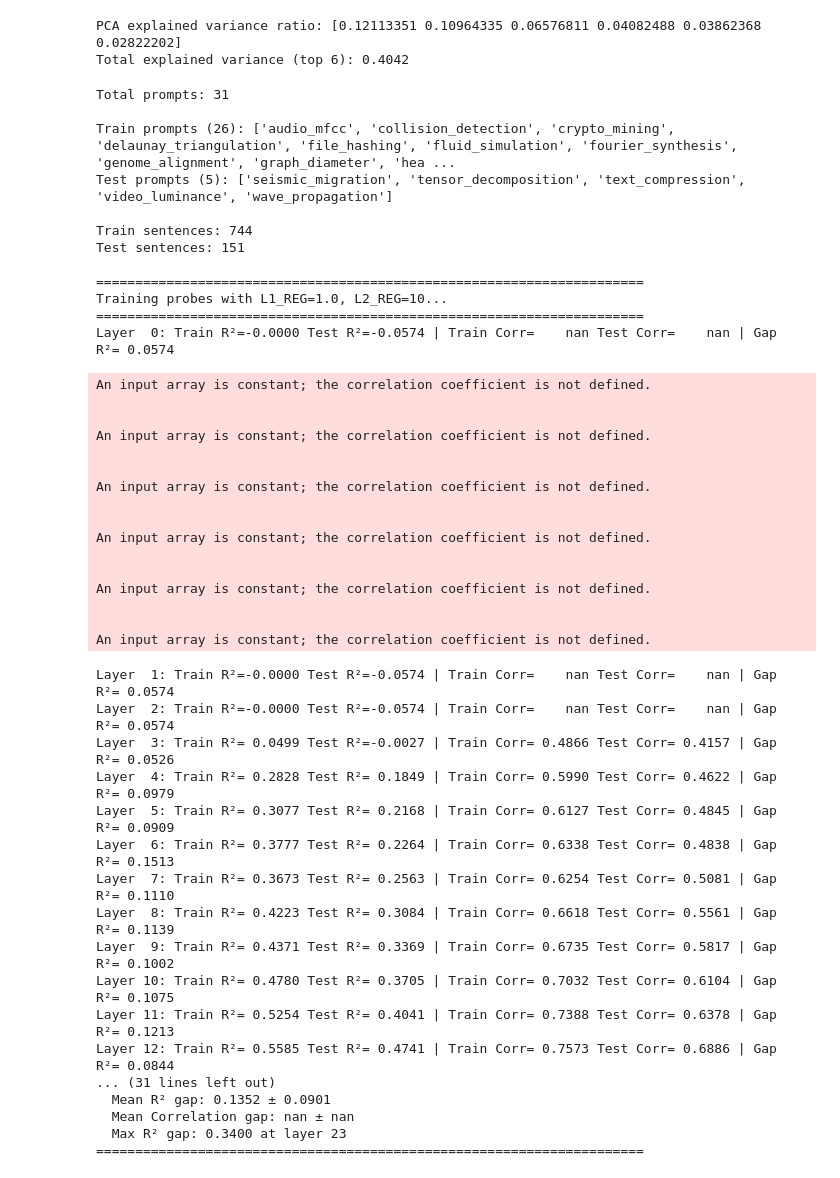
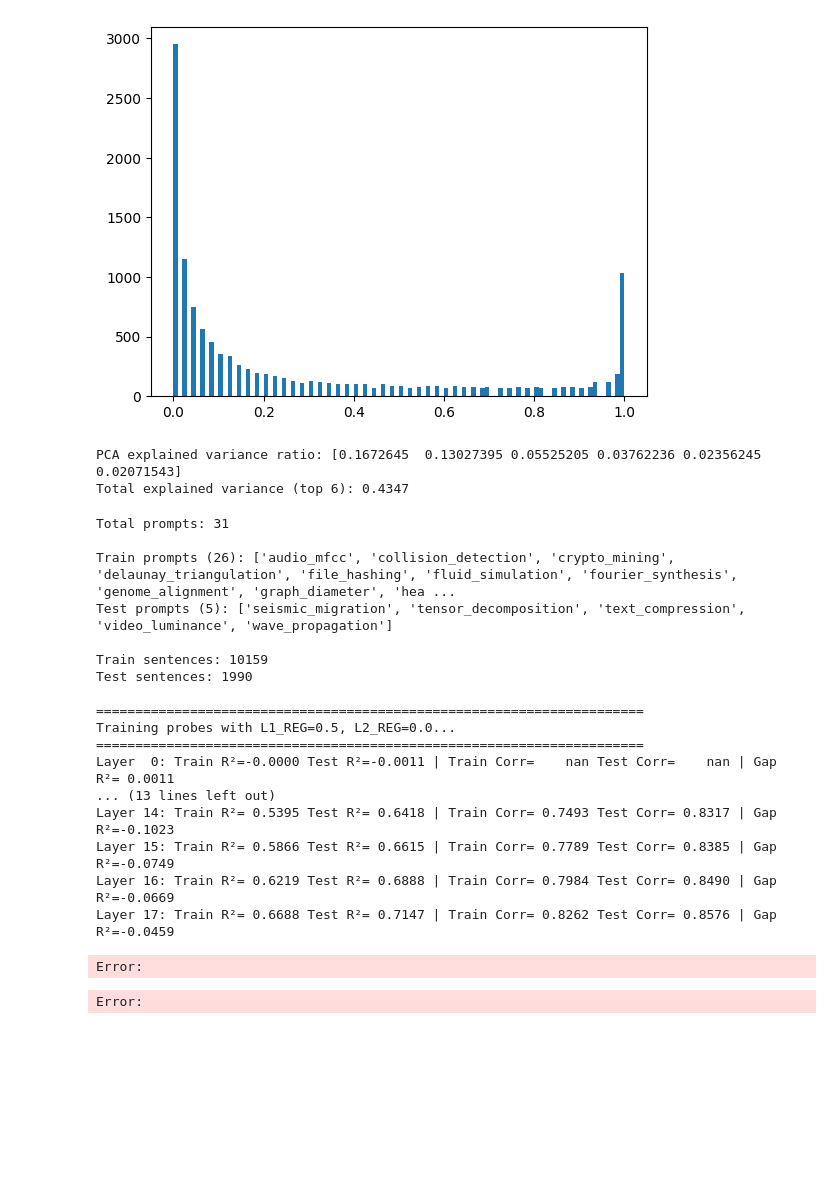
Before and after one commit to jrh-mann/counterfactual_probing, a Jupyter notebook: main.ipynb, the cells around one changed output. Drawn from its saved outputs; the diff is of its cells as text; code cells hidden in the pictures; blank space fills up the shorter version.

```diff
--- a/main.ipynb
+++ b/main.ipynb
@@ -41,8 +108,13 @@ Labels shape: (895,)
+# %%
+plt.hist(labels, bins=100)
+plt.show()
+# %% [output]
+[figure, added]
 # %%
 # Perform PCA to 6D to get top 6 dimensions
 pca = PCA(n_components=6)
 # Using layer 20 (or specify a different layer)
-layer_idx = 12
+layer_idx = 18
 activations_pca = pca.fit_transform(activations[:, layer_idx, :])
 
 print(f"PCA explained variance ratio: {pca.explained_variance_ratio_}")
@@ -134,8 +206,8 @@ fig.update_layout(
 
 fig.show()
 # %% [output]
-PCA explained variance ratio: [0.12113351 0.10964335 0.06576811 0.04082488 0.03862368 0.02822202]
-Total explained variance (top 6): 0.4042
+PCA explained variance ratio: [0.1672645  0.13027395 0.05525205 0.03762236 0.02356245 0.02071543]
+Total explained variance (top 6): 0.4347
 # %%
 import numpy as np
 from sklearn.linear_model import Ridge, Lasso, ElasticNet
@@ -148,8 +220,8 @@ import seaborn as sns
 import matplotlib.pyplot as plt
 
 # Regularization parameters (set to 0 for no regularization)
-L1_REG = 1.0  # L1 regularization strength (alpha for Lasso/ElasticNet)
-L2_REG = 10  # L2 regularization strength (alpha for Ridge/ElasticNet)
+L1_REG = 0.5  # L1 regularization strength (alpha for Lasso/ElasticNet)
+L2_REG = 0.0  # L2 regularization strength (alpha for Ridge/ElasticNet)
 
 # If both L1 and L2 are non-zero, use ElasticNet
 # If only L1 is non-zero, use Lasso
@@ -394,43 +466,17 @@ Total prompts: 31
 Train prompts (26): ['audio_mfcc', 'collision_detection', 'crypto_mining', 'delaunay_triangulation', 'file_hashing', 'fluid_simulation', 'fourier_synthesis', 'genome_alignment', 'graph_diameter', 'hea ...
 Test prompts (5): ['seismic_migration', 'tensor_decomposition', 'text_compression', 'video_luminance', 'wave_propagation']
 
-Train sentences: 744
-Test sentences: 151
+Train sentences: 10159
+Test sentences: 1990
 
 ======================================================================
-Training probes with L1_REG=1.0, L2_REG=10...
+Training probes with L1_REG=0.5, L2_REG=0.0...
 ======================================================================
-Layer  0: Train R²=-0.0000 Test R²=-0.0574 | Train Corr=    nan Test Corr=    nan | Gap R²= 0.0574
+Layer  0: Train R²=-0.0000 Test R²=-0.0011 | Train Corr=    nan Test Corr=    nan | Gap R²= 0.0011
+... (13 lines left out)
+Layer 14: Train R²= 0.5395 Test R²= 0.6418 | Train Corr= 0.7493 Test Corr= 0.8317 | Gap R²=-0.1023
+Layer 15: Train R²= 0.5866 Test R²= 0.6615 | Train Corr= 0.7789 Test Corr= 0.8385 | Gap R²=-0.0749
+Layer 16: Train R²= 0.6219 Test R²= 0.6888 | Train Corr= 0.7984 Test Corr= 0.8490 | Gap R²=-0.0669
+Layer 17: Train R²= 0.6688 Test R²= 0.7147 | Train Corr= 0.8262 Test Corr= 0.8576 | Gap R²=-0.0459
-An input array is constant; the correlation coefficient is not defined.
-
-
-An input array is constant; the correlation coefficient is not defined.
-
-
-An input array is constant; the correlation coefficient is not defined.
-
-
-An input array is constant; the correlation coefficient is not defined.
-
-
-An input array is constant; the correlation coefficient is not defined.
-
-
-An input array is constant; the correlation coefficient is not defined.
+Error:
-Layer  1: Train R²=-0.0000 Test R²=-0.0574 | Train Corr=    nan Test Corr=    nan | Gap R²= 0.0574
-Layer  2: Train R²=-0.0000 Test R²=-0.0574 | Train Corr=    nan Test Corr=    nan | Gap R²= 0.0574
-Layer  3: Train R²= 0.0499 Test R²=-0.0027 | Train Corr= 0.4866 Test Corr= 0.4157 | Gap R²= 0.0526
-Layer  4: Train R²= 0.2828 Test R²= 0.1849 | Train Corr= 0.5990 Test Corr= 0.4622 | Gap R²= 0.0979
-Layer  5: Train R²= 0.3077 Test R²= 0.2168 | Train Corr= 0.6127 Test Corr= 0.4845 | Gap R²= 0.0909
-Layer  6: Train R²= 0.3777 Test R²= 0.2264 | Train Corr= 0.6338 Test Corr= 0.4838 | Gap R²= 0.1513
-Layer  7: Train R²= 0.3673 Test R²= 0.2563 | Train Corr= 0.6254 Test Corr= 0.5081 | Gap R²= 0.1110
-Layer  8: Train R²= 0.4223 Test R²= 0.3084 | Train Corr= 0.6618 Test Corr= 0.5561 | Gap R²= 0.1139
-Layer  9: Train R²= 0.4371 Test R²= 0.3369 | Train Corr= 0.6735 Test Corr= 0.5817 | Gap R²= 0.1002
-Layer 10: Train R²= 0.4780 Test R²= 0.3705 | Train Corr= 0.7032 Test Corr= 0.6104 | Gap R²= 0.1075
-Layer 11: Train R²= 0.5254 Test R²= 0.4041 | Train Corr= 0.7388 Test Corr= 0.6378 | Gap R²= 0.1213
-Layer 12: Train R²= 0.5585 Test R²= 0.4741 | Train Corr= 0.7573 Test Corr= 0.6886 | Gap R²= 0.0844
-... (31 lines left out)
-  Mean R² gap: 0.1352 ± 0.0901
-  Mean Correlation gap: nan ± nan
-  Max R² gap: 0.3400 at layer 23
-======================================================================
+Error:
```
Also changed, not shown: parts of 5 cells of this notebook, 3 other files.
